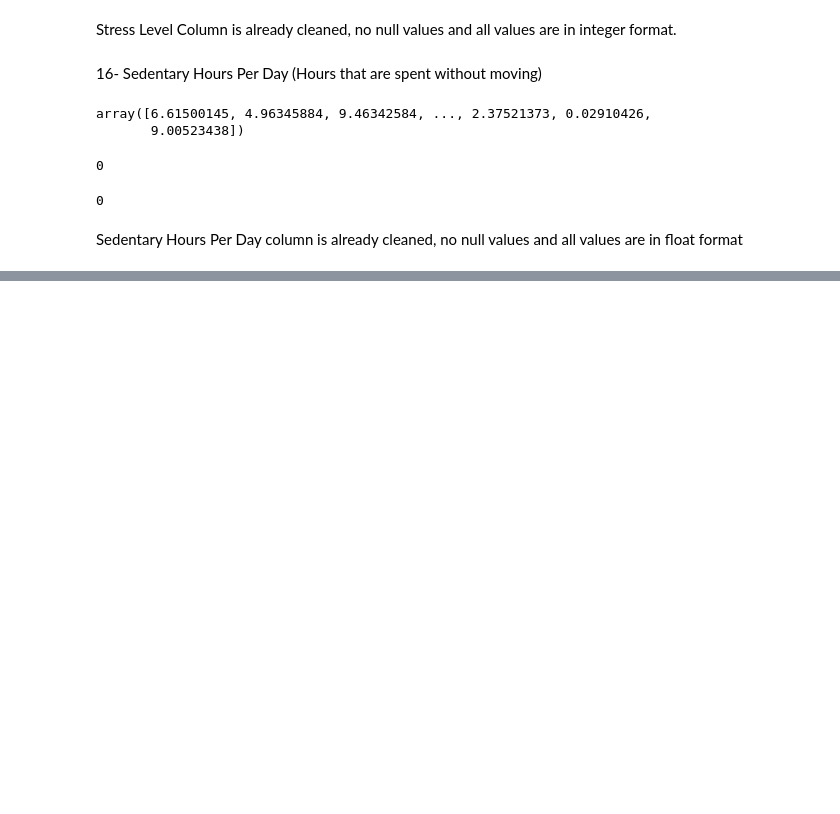
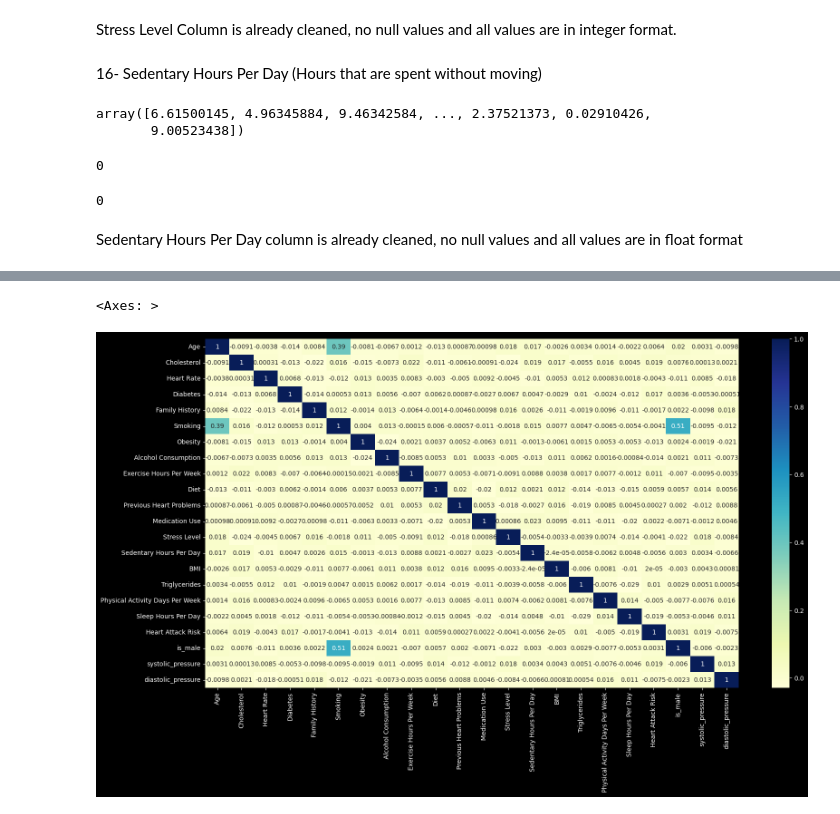
Before and after one commit to alperrkilic/heart-attack-prediction, a Jupyter notebook: heart-attack-prediction.ipynb, the cells around one changed output, grey strips where cells are left out. Saved outputs shown, nothing was run; the diff lists cells and outputs as text; code cells hidden in the pictures; blank space fills up the shorter version.

```diff
--- a/heart-attack-prediction.ipynb
+++ b/heart-attack-prediction.ipynb
@@ -525,0 +703,8 @@ Sedentary Hours Per Day column is already cleaned, no null values and all values
+# %%
+#HeatMap
+plt.figure(figsize = (19,10))
+corelation=df.corr()
+sns.heatmap(corelation, cmap="YlGnBu",annot=True)
+# %% [output]
+<Axes: >
+[figure, added]
```
Also changed, not shown: parts of 39 cells of this notebook.
